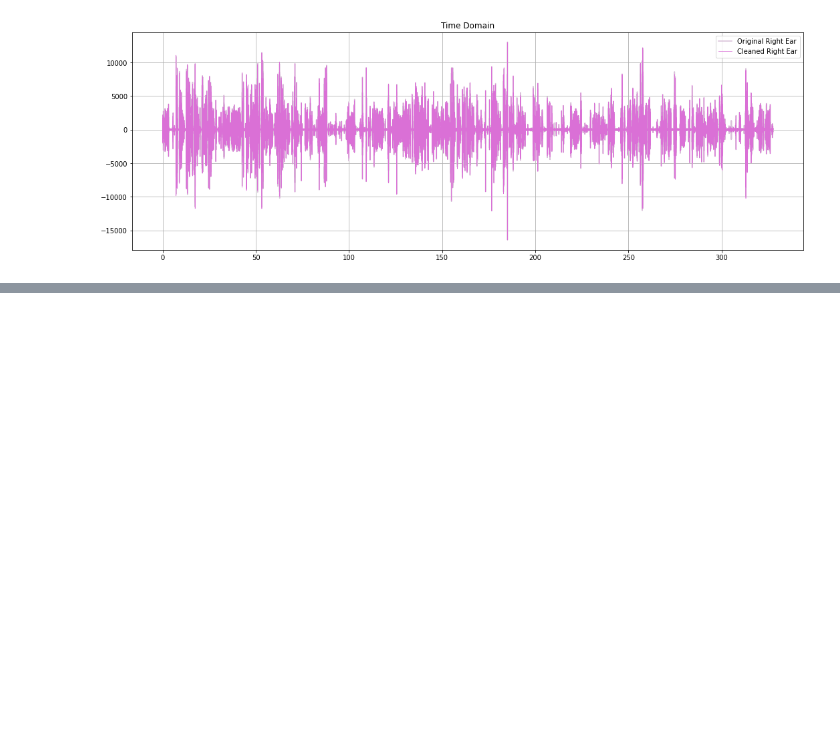
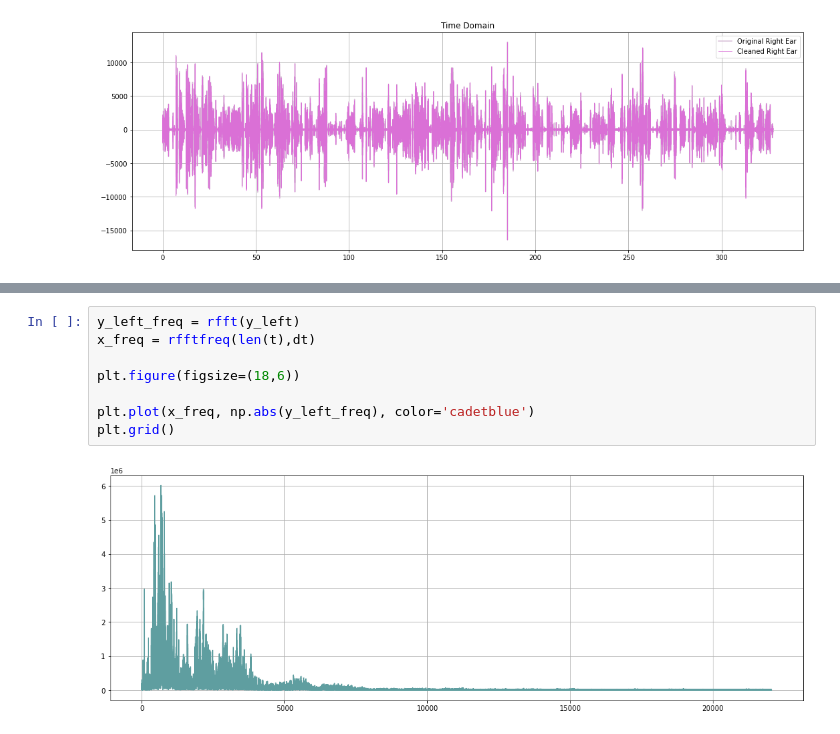
Before and after one commit to suhavni/ssm, a Jupyter notebook: Homework/Homework 3.5.ipynb, the cells around one changed output, grey strips where cells are left out. Saved outputs shown, nothing was run; the diff lists cells and outputs as text; blank space fills up the shorter version.

```diff
--- a/Homework/Homework 3.5.ipynb
+++ b/Homework/Homework 3.5.ipynb
@@ -228,0 +264,10 @@ plt.legend()
+# %%
+y_left_freq = rfft(y_left)
+x_freq = rfftfreq(len(t),dt)
+
+plt.figure(figsize=(18,6))
+
+plt.plot(x_freq, np.abs(y_left_freq), color='cadetblue')
+plt.grid()
+# %% [output]
+[figure, added]
```
Also changed, not shown: parts of 17 cells of this notebook, 3 other files.
